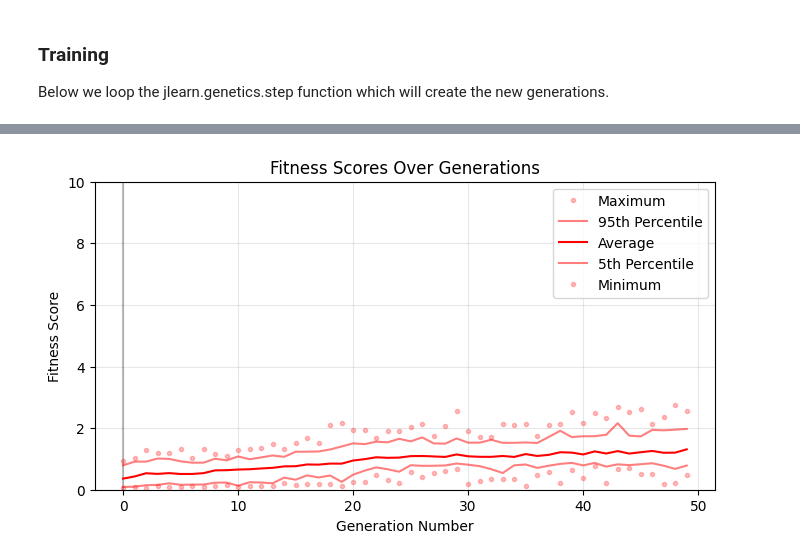
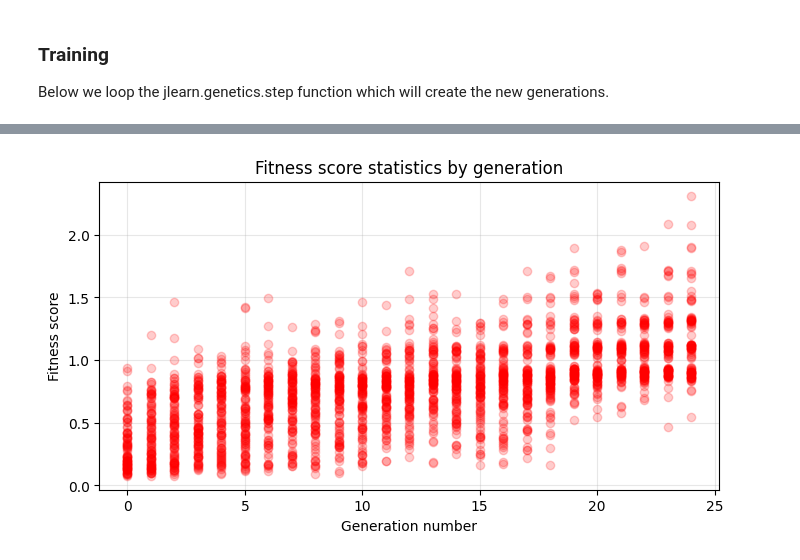
Before and after one commit to LavaHoppers/jlearn, a Jupyter notebook: Genetic Algorithm.ipynb, the cells around one changed output, grey strips where cells are left out. Cells and saved outputs as stored; diff of their text form; code cells hidden in the pictures.

```diff
--- a/Genetic Algorithm.ipynb
+++ b/Genetic Algorithm.ipynb
@@ -36,10 +34,10 @@ To calculate the fitness we do $\text{score}+e^{\text{(-distance)}}$ to avoid pr
 d = 92
 
 # how long the simulation runs for
-ticks=200
+ticks=20
 
 # drag coeficient for the agent
-C=.1
+C=.05
 
 # for visualizing the simulation
 screen_width = 500 # pixels
@@ -109,11 +107,13 @@ def fitness(x, visuals=False, samples=1):
             screen.fill(black)
 
             # draw the agent
-            r = pygame.Rect(pos[0][0]-5+screen_width/2,pos[1][0]-5+screen_width/2,10,10)
+            r = pygame.Rect(pos[0][0]-5+screen_width/2,
+                pos[1][0]-5+screen_width/2,10,10)
             pygame.gfxdraw.rectangle(screen, r, (255, 0, 0))
 
             # draw the food
-            pygame.gfxdraw.circle(screen, int(food[0][0]+screen_width/2), int(food[1][0]+screen_width/2), 3, (255, 255, 0))
+            pygame.gfxdraw.circle(screen, int(food[0][0]+screen_width/2),
+                int(food[1][0]+screen_width/2), 3, (255, 255, 0))
 
             # draw the score
             # final score if we stopped at this tick
@@ -158,7 +158,8 @@ n = 100
 
 # sub-routines
 Fitness = partial(fitness, samples=5)
-Selection = partial(jl.genetics.select, k=2)
+Selection = partial(jl.genetics.tournament_select, k=3, p=.8)
+#Selection = jl.genetics.roulette_select
 Crossover = jl.genetics.crossover
 Mutation = partial(jl.genetics.mutate, rate=0.01)
 
@@ -166,7 +167,7 @@ Mutation = partial(jl.genetics.mutate, rate=0.01)
 elite = 10
 
 # generations to train for
-gens = 50
+gens = 25
 # %% [markdown]
 ### Training
 
@@ -175,12 +176,8 @@ Below we loop the jlearn.genetics.step function which will create the new genera
 # init the population
 pop = [np.random.normal(size=(d,)) for _ in range(n)]
 
-# track fitness statistics
-mins = [None] * gens
-avgs = [None] * gens
-maxs = [None] * gens
-p5s = [None] * gens
-p95s = [None] * gens
+# save all the fitness scores to plot
+gen_scores = [None] * gens
 
 for gen in range(gens):
 
@@ -189,14 +186,10 @@ for gen in range(gens):
     Mutation, n_elite = elite)
 
     # get the stats for this generation
-    p5s[gen] = np.percentile(scores, 5)
-    p95s[gen] = np.percentile(scores, 95)
-    mins[gen] = min(scores)
-    maxs[gen] = max(scores)
-    avgs[gen] = sum(scores)/n
+    gen_scores[gen] = scores
 
-    # print some statistics
-    print(f'gen:{gen:7} Top 5%:{p95s[gen]:7.2f}')
+    # print progress
+    print(f'{gen}', end=',')
 
     # update the population
     pop = new_pop
@@ -221,23 +198,15 @@ gen:     49 Top 5%:   1.97
 # %%
 plt.rcParams["figure.figsize"] = (8,4)
 
 plt.grid(alpha=.3)
-# plt.axhline(0,c='0', alpha=.25)
-plt.axvline(0,c=(0,0,0,.25))
 
-plt.plot(maxs, 'r.', alpha=.25, label='Maximum')
-plt.plot(p95s, 'r', alpha=.5, label='95th Percentile')
-plt.plot(avgs,  'r', alpha=1, label='Average')
-plt.plot(p5s, 'r', alpha=.5, label='5th Percentile')
-plt.plot(mins, 'r.', alpha=.25, label='Minimum')
+for i, score_set in enumerate(gen_scores):
+    plt.plot([i]*n, score_set, 'ro', alpha=.2)
 
 plt.title("Fitness score statistics by generation")
 plt.xlabel("Generation number")
 plt.ylabel("Fitness score")
 
-plt.legend()
-plt.ylim([0, 10])
-
 plt.show()
 # %% [output]
-[figure, old version]
+[figure, new version]
```
Also changed, not shown: parts of 2 cells of this notebook, 2 other files.
